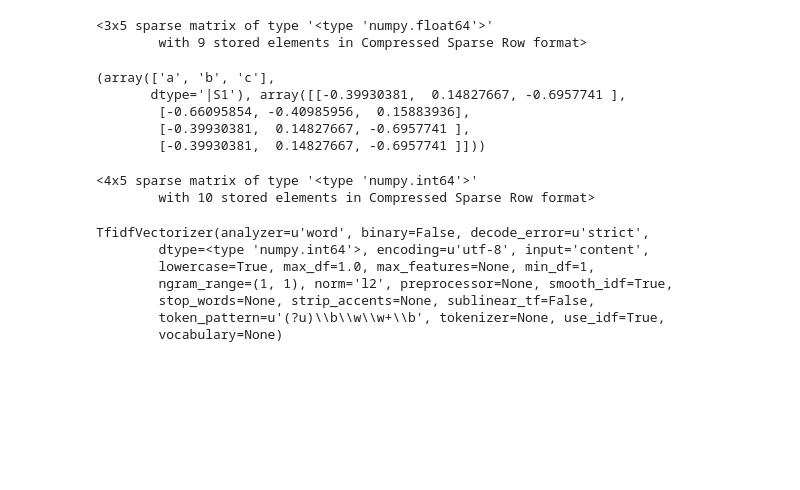
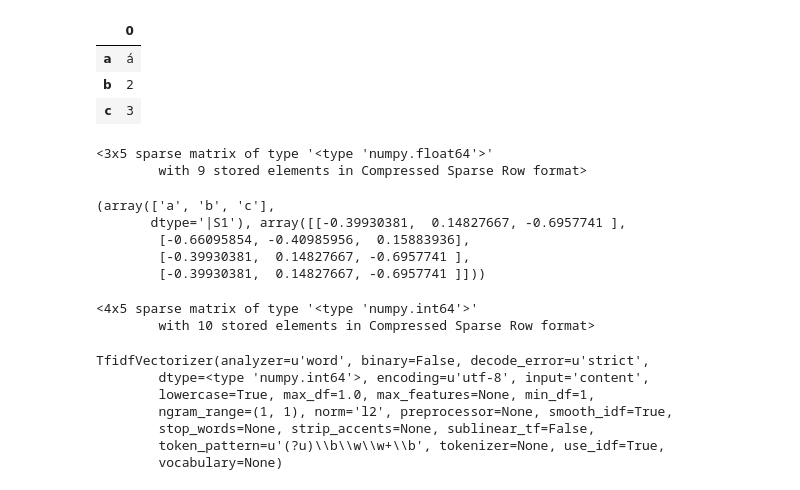
Before and after one commit to kant/buscador-srpa, a Jupyter notebook: testeos_del_objeto.ipynb, the cells around one changed output. Drawn from its saved outputs; the diff is of its cells as text; code cells hidden in the pictures; blank space fills up the shorter version.

```diff
--- a/testeos_del_objeto.ipynb
+++ b/testeos_del_objeto.ipynb
@@ -6,6 +6,17 @@ import os
 import numpy as np
 from matplotlib import pyplot as plt
 %matplotlib inline
+# %%
+import pandas as pd
+
+df = pd.DataFrame([u'á',2,3], ['a', 'b', 'c'])
+# %%
+df
+# %% [output]
+|  | 0 |
+| a | á |
+| b | 2 |
+| c | 3 |
 # %%
 tc = TextClassifier(['texto dice algo', 'texto dice otra cosa', 'texto dice algo', 'texto dice algo'], ['id1', 'id2', 'id3', 'id4'])
 # %%
```
Also changed, not shown: parts of 9 cells of this notebook, 3 other files.
